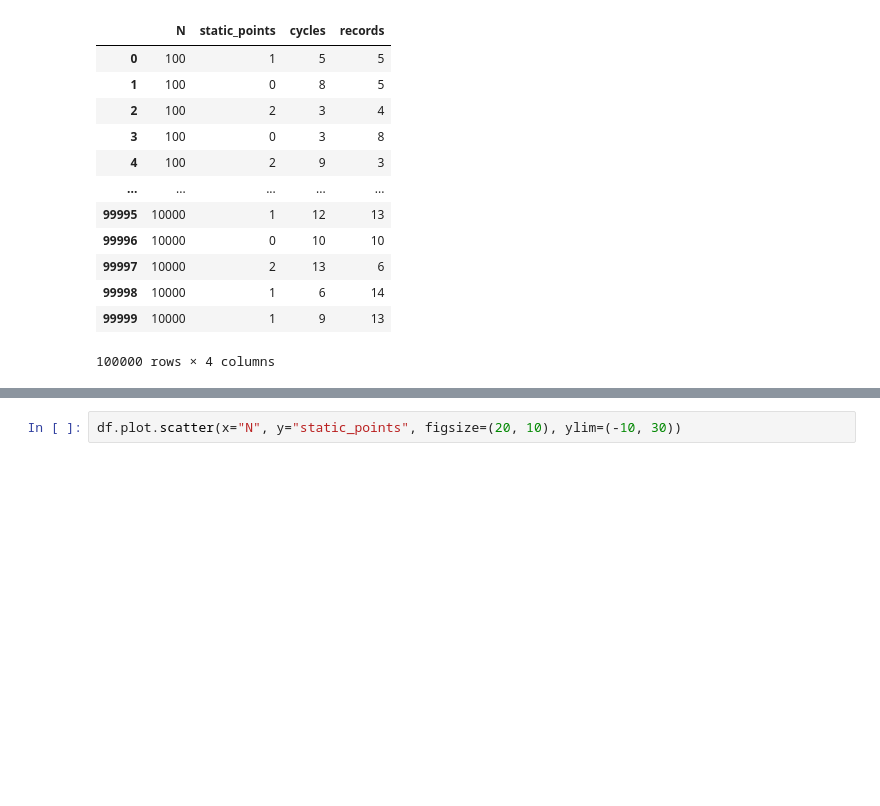
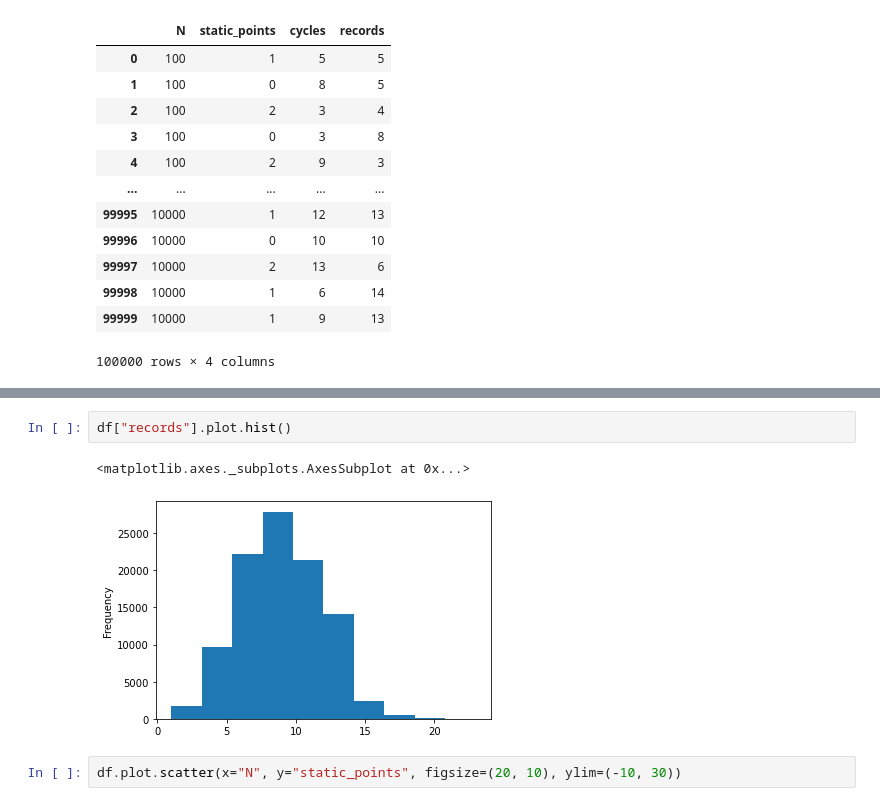
Before and after one commit to kestarumper/StudiaMgr, a Jupyter notebook: II/MPA/l2/analyze.ipynb, the cells around one changed output, grey strips where cells are left out. Cells and saved outputs as stored; diff of their text form; blank space fills up the shorter version.

```diff
--- a/II/MPA/l2/analyze.ipynb
+++ b/II/MPA/l2/analyze.ipynb
@@ -52,3 +65,8 @@ df = pd.read_csv("result.csv"); df
+# %%
+df["records"].plot.hist()
+# %% [output]
+<matplotlib.axes._subplots.AxesSubplot at 0x...>
+[figure, added]
 # %%
 df.plot.scatter(x="N", y="static_points", figsize=(20, 10), ylim=(-10, 30))
 # %% [output]
```
Also changed, not shown: parts of 8 cells of this notebook.
